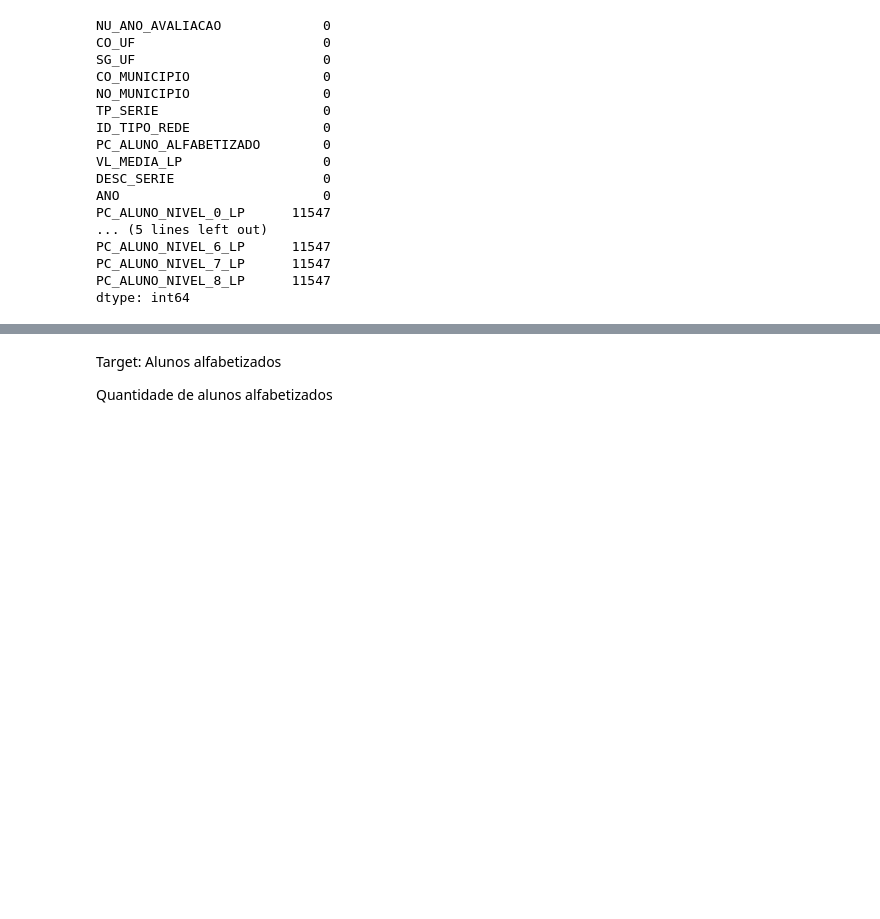
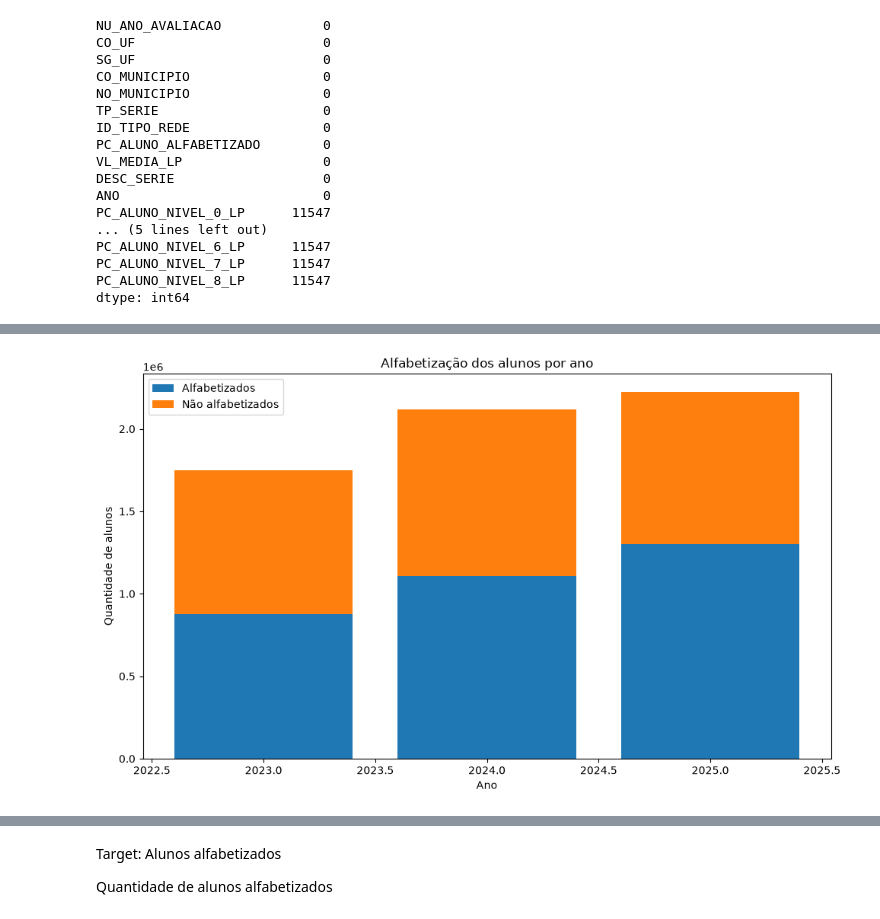
Before and after one commit to LucasRuizMartins/fiap_tech_challenge_03, a Jupyter notebook: notebooks/EDA_Ci.ipynb, the cells around one changed output, grey strips where cells are left out. Cells and saved outputs as stored; diff of their text form; code cells hidden in the pictures; blank space fills up the shorter version.

```diff
--- a/notebooks/EDA_Ci.ipynb
+++ b/notebooks/EDA_Ci.ipynb
@@ -458,0 +1254,30 @@ Lendo: s3://postech-challenge-datascience-003/gold/ano=dimensao/dados/RESULTADOS
+# %%
+df_plot["ALUNOS_NAO_ALFABETIZADOS"] = (
+    df_plot["ALUNOS_TOTAL"] -
+    df_plot["ALUNOS_ALFABETIZADOS"]
+)
+
+plt.figure(figsize=(10, 6))
+
+plt.bar(
+    df_plot["NU_ANO_AVALIACAO"],
+    df_plot["ALUNOS_ALFABETIZADOS"],
+    label="Alfabetizados"
+)
+
+plt.bar(
+    df_plot["NU_ANO_AVALIACAO"],
+    df_plot["ALUNOS_NAO_ALFABETIZADOS"],
+    bottom=df_plot["ALUNOS_ALFABETIZADOS"],
+    label="Não alfabetizados"
+)
+
+plt.title("Alfabetização dos alunos por ano")
+plt.xlabel("Ano")
+plt.ylabel("Quantidade de alunos")
+plt.legend()
+
+plt.tight_layout()
+plt.show()
+# %% [output]
+[figure, added]
```
Also changed, not shown: parts of 65 cells of this notebook.
